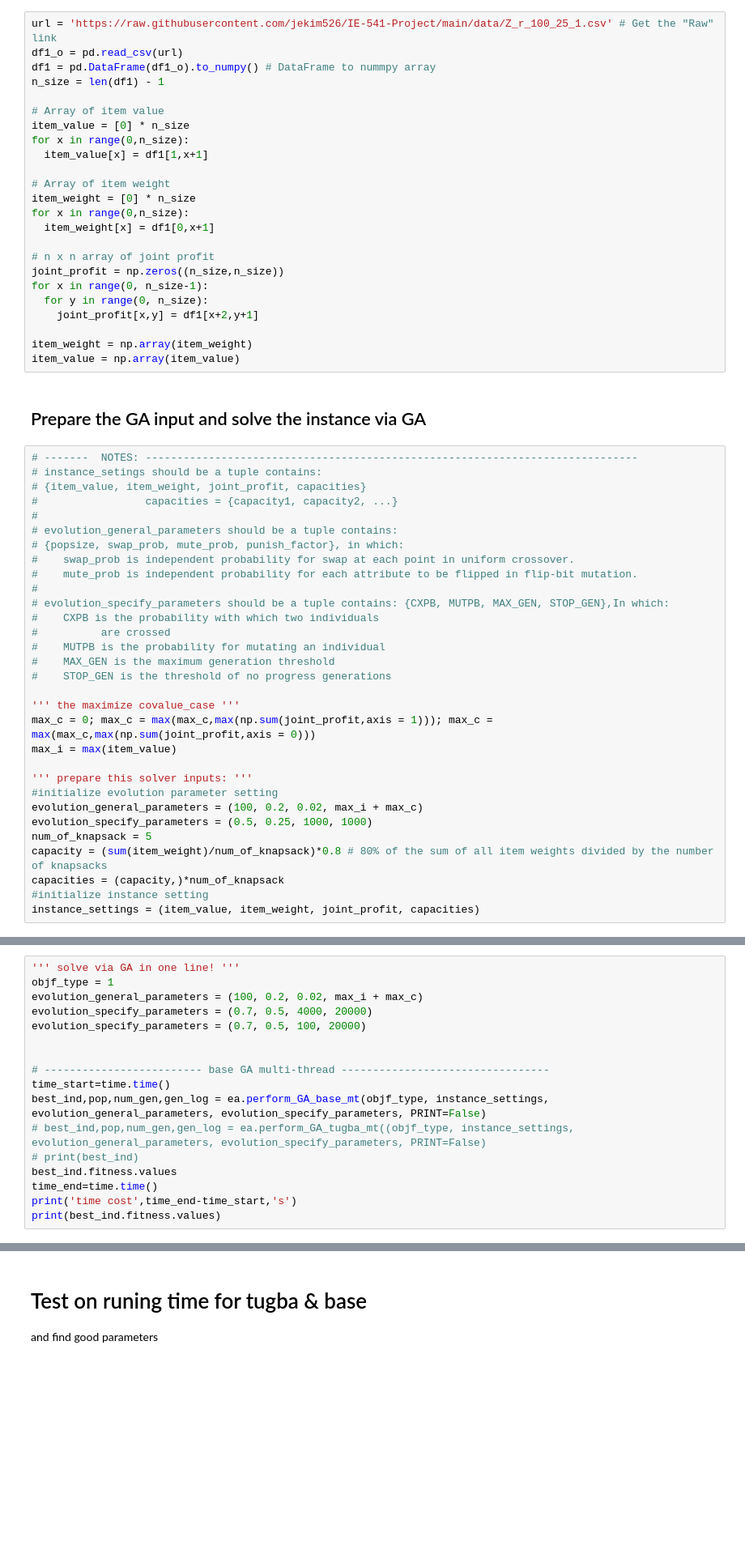
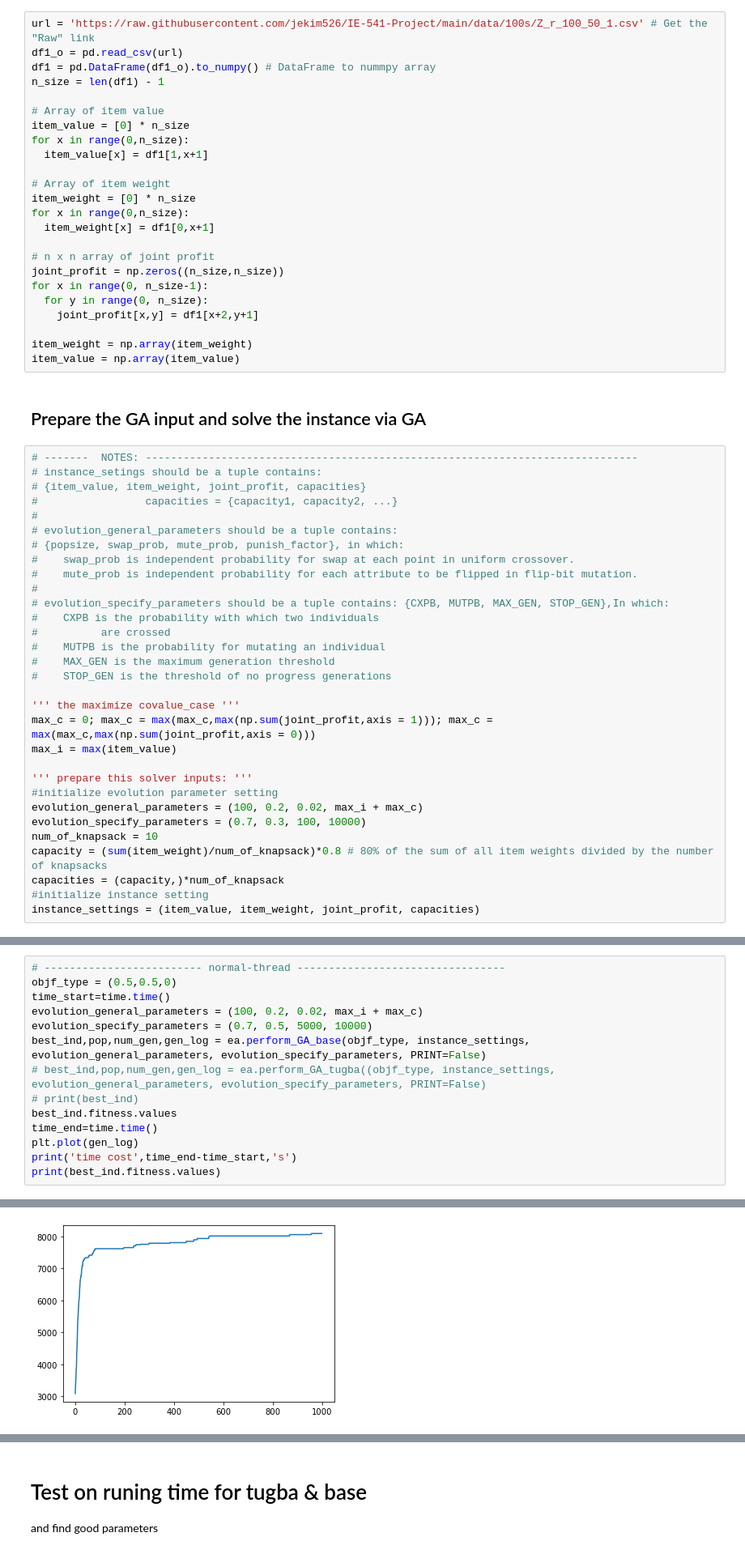
Before and after one commit to jekim526/IE-541-Project, a Jupyter notebook: GA_playground_Test_and_Debug.ipynb, the cells around one changed output, grey strips where cells are left out. Shown at 81% size. Saved outputs shown, nothing was run; the diff lists cells and outputs as text; blank space fills up the shorter version.

```diff
--- a/GA_playground_Test_and_Debug.ipynb
+++ b/GA_playground_Test_and_Debug.ipynb
@@ -23,7 +31,7 @@ import random
 import time
 import matplotlib.pyplot as plt
 # %%
-url = 'https://raw.githubusercontent.com/jekim526/IE-541-Project/main/data/Z_r_100_25_1.csv' # Get the "Raw" link
+url = 'https://raw.githubusercontent.com/jekim526/IE-541-Project/main/data/100s/Z_r_100_50_1.csv' # Get the "Raw" link
 df1_o = pd.read_csv(url)
 df1 = pd.DataFrame(df1_o).to_numpy() # DataFrame to nummpy array
 n_size = len(df1) - 1
@@ -73,8 +81,8 @@ max_i = max(item_value)
 ''' prepare this solver inputs: '''
 #initialize evolution parameter setting
 evolution_general_parameters = (100, 0.2, 0.02, max_i + max_c)
-evolution_specify_parameters = (0.5, 0.25, 1000, 1000)
-num_of_knapsack = 5
+evolution_specify_parameters = (0.7, 0.3, 100, 10000)
+num_of_knapsack = 10
 capacity = (sum(item_weight)/num_of_knapsack)*0.8 # 80% of the sum of all item weights divided by the number of knapsacks
 capacities = (capacity,)*num_of_knapsack
 #initialize instance setting
@@ -84,18 +92,15 @@ instance_settings = (item_value, item_weight, joint_profit, capacities)
 # %%
-''' solve via GA in one line! '''
-objf_type = 1
+# ------------------------- normal-thread ---------------------------------
+objf_type = (0.5,0.5,0)
+time_start=time.time()
 evolution_general_parameters = (100, 0.2, 0.02, max_i + max_c)
-evolution_specify_parameters = (0.7, 0.5, 4000, 20000)
-evolution_specify_parameters = (0.7, 0.5, 100, 20000)
-
-
-# ------------------------- base GA multi-thread ---------------------------------
-time_start=time.time()
-best_ind,pop,num_gen,gen_log = ea.perform_GA_base_mt(objf_type, instance_settings, evolution_general_parameters, evolution_specify_parameters, PRINT=False)
-# best_ind,pop,num_gen,gen_log = ea.perform_GA_tugba_mt((objf_type, instance_settings, evolution_general_parameters, evolution_specify_parameters, PRINT=False)
+evolution_specify_parameters = (0.7, 0.5, 5000, 10000)
+best_ind,pop,num_gen,gen_log = ea.perform_GA_base(objf_type, instance_settings, evolution_general_parameters, evolution_specify_parameters, PRINT=False)
+# best_ind,pop,num_gen,gen_log = ea.perform_GA_tugba((objf_type, instance_settings, evolution_general_parameters, evolution_specify_parameters, PRINT=False)
 # print(best_ind)
 best_ind.fitness.values
 time_end=time.time()
+plt.plot(gen_log)
 print('time cost',time_end-time_start,'s')
 print(best_ind.fitness.values)
 # %% [output]
@@ -103,0 +109 @@ time cost 68.41625380516052 s
+[figure, added]
```
Also changed, not shown: parts of 8 cells of this notebook, 11 other files.
